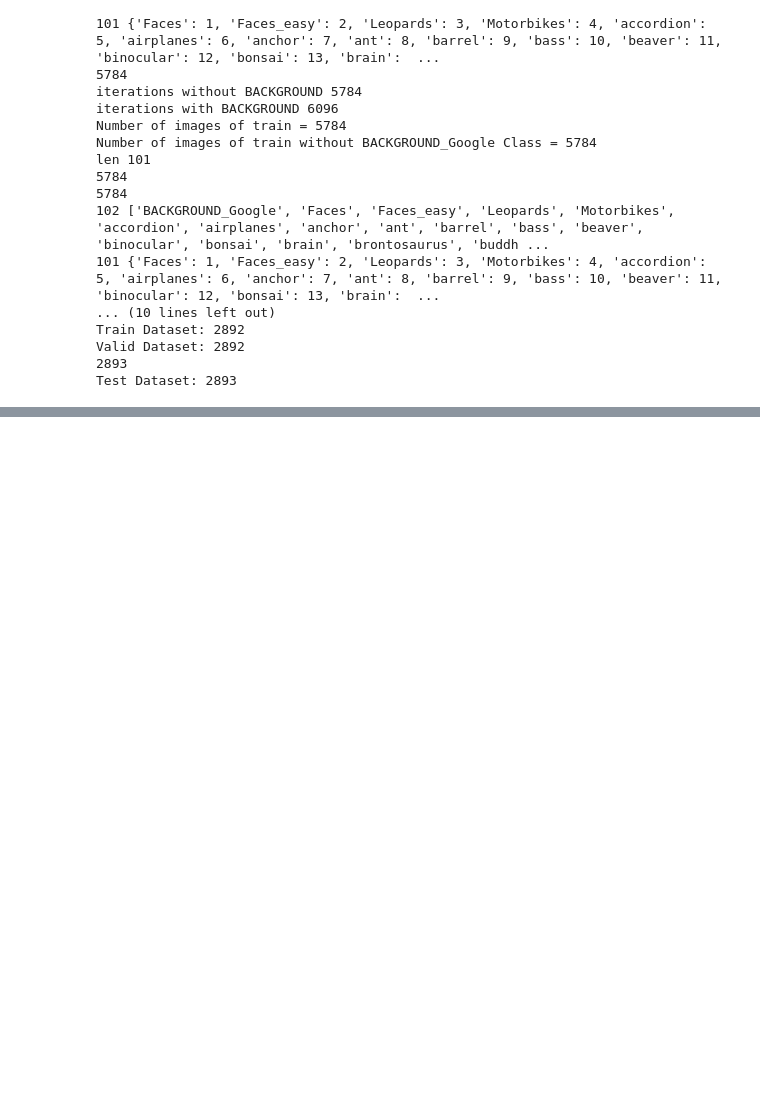
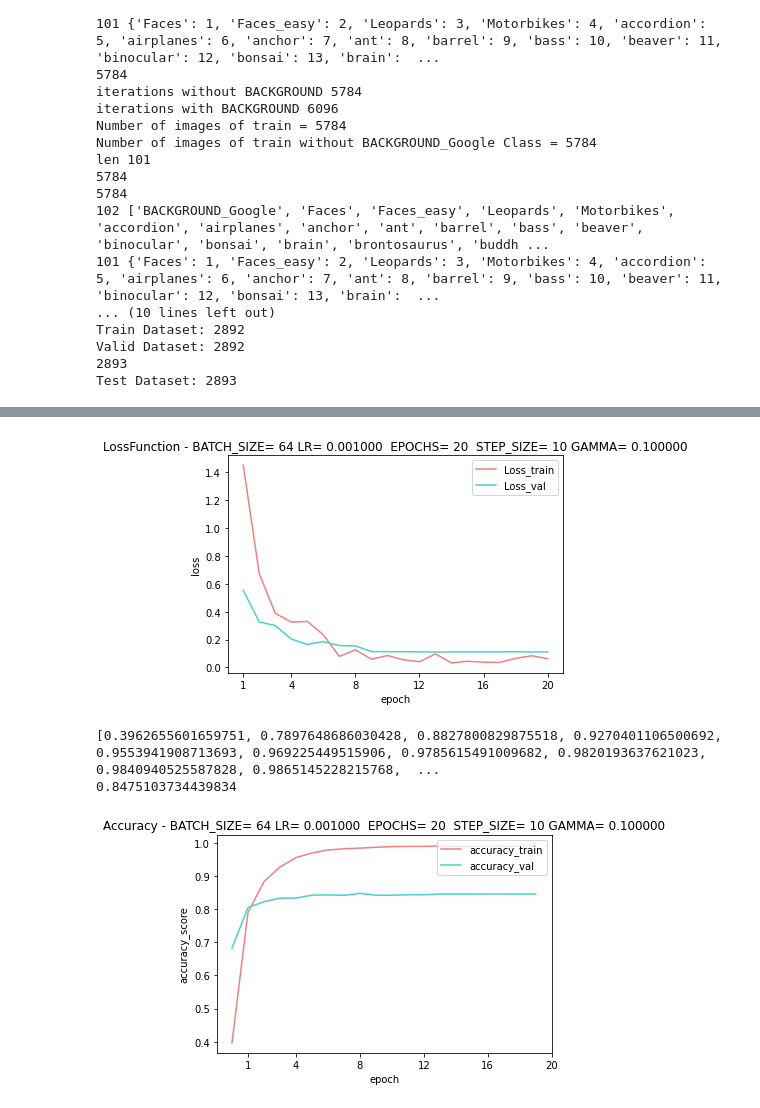
Before and after one commit to sofiaborgato/Transfert_learning, a Jupyter notebook: Homework2.ipynb, the cells around one changed output, grey strips where cells are left out. Drawn from its saved outputs; the diff is of its cells as text; code cells hidden in the pictures; blank space fills up the shorter version.

```diff
--- a/Homework2.ipynb
+++ b/Homework2.ipynb
@@ -421,2 +451,29 @@ Step 260, Loss 3.4761905670166016
+# %%
+tit = 'LossFunction - BATCH_SIZE= %d LR= %f  EPOCHS= %d  STEP_SIZE= %d GAMMA= %f' % (BATCH_SIZE, LR, NUM_EPOCHS, STEP_SIZE,GAMMA)
+x=np.linspace(1,20,20)
+punti=[1,4,8,12,16,20]
+plt.plot(x,loss_vector,color='lightcoral')
+plt.plot(x,loss_val,color='mediumturquoise')
+plt.xticks(punti)
+plt.title(tit)
+plt.xlabel('epoch')
+plt.ylabel('loss')
+plt.legend(['Loss_train','Loss_val'],loc='upper right')
+plt.show()
+tit_2='Accuracy - BATCH_SIZE= %d LR= %f  EPOCHS= %d  STEP_SIZE= %d GAMMA= %f' %(BATCH_SIZE, LR, NUM_EPOCHS, STEP_SIZE,GAMMA)
+plt.plot(acc_train,color='lightcoral')
+plt.plot(tot_accuracy,color='mediumturquoise')
+plt.legend(['accuracy_train','accuracy_val'],loc='upper right')
+plt.title(tit_2)
+plt.xlabel('epoch')
+plt.ylabel('accuracy_score')
+plt.xticks(punti)
+print(acc_train)
+print(best_accuracy)
+# %% [output]
+[figure, added]
+[0.3962655601659751, 0.7897648686030428, 0.8827800829875518, 0.9270401106500692, 0.9553941908713693, 0.969225449515906, 0.9785615491009682, 0.9820193637621023, 0.9840940525587828, 0.9865145228215768,  ...
+0.8475103734439834
+[figure, added]
 # %%
 #TEST
```
Also changed, not shown: parts of 8 cells of this notebook.
